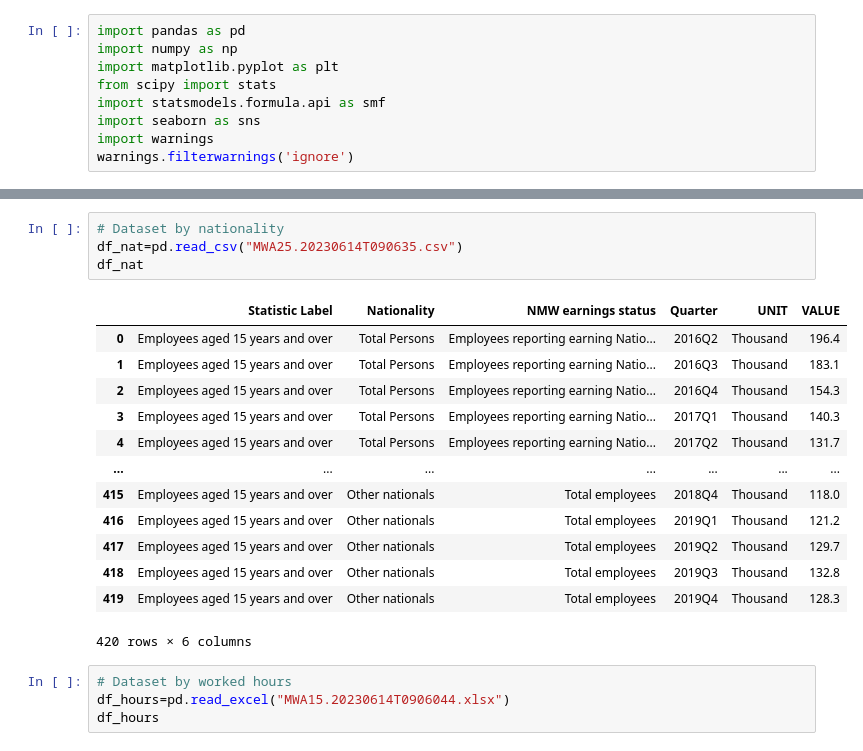
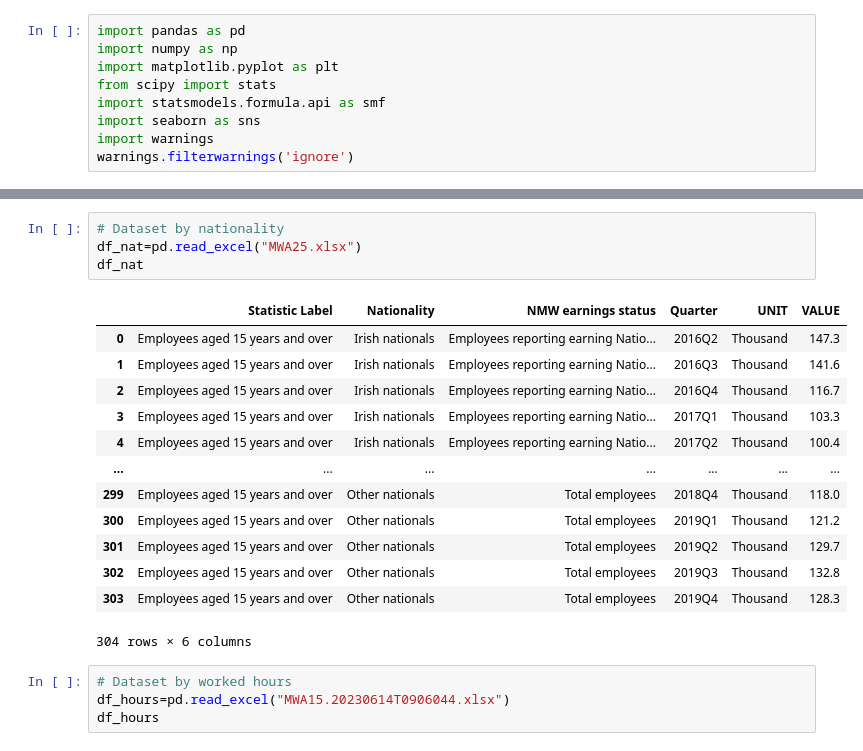
Before and after one commit to Usukhbayar95/Capstone_Project, a Jupyter notebook: Project.ipynb, the cells around one changed output, grey strips where cells are left out. Cells and saved outputs as stored; diff of their text form.

```diff
--- a/Project.ipynb
+++ b/Project.ipynb
@@ -29,22 +30,22 @@ df_edu
 576 rows × 6 columns
 # %%
 # Dataset by nationality
-df_nat=pd.read_csv("MWA25.20230614T090635.csv")
+df_nat=pd.read_excel("MWA25.xlsx")
 df_nat
 # %% [output]
 |  | Statistic Label | Nationality | NMW earnings status | Quarter | UNIT | VALUE |
-| 0 | Employees aged 15 years and over | Total Persons | Employees reporting earning Natio... | 2016Q2 | Thousand | 196.4 |
-| 1 | Employees aged 15 years and over | Total Persons | Employees reporting earning Natio... | 2016Q3 | Thousand | 183.1 |
-| 2 | Employees aged 15 years and over | Total Persons | Employees reporting earning Natio... | 2016Q4 | Thousand | 154.3 |
-| 3 | Employees aged 15 years and over | Total Persons | Employees reporting earning Natio... | 2017Q1 | Thousand | 140.3 |
-| 4 | Employees aged 15 years and over | Total Persons | Employees reporting earning Natio... | 2017Q2 | Thousand | 131.7 |
+| 0 | Employees aged 15 years and over | Irish nationals | Employees reporting earning Natio... | 2016Q2 | Thousand | 147.3 |
+| 1 | Employees aged 15 years and over | Irish nationals | Employees reporting earning Natio... | 2016Q3 | Thousand | 141.6 |
+| 2 | Employees aged 15 years and over | Irish nationals | Employees reporting earning Natio... | 2016Q4 | Thousand | 116.7 |
+| 3 | Employees aged 15 years and over | Irish nationals | Employees reporting earning Natio... | 2017Q1 | Thousand | 103.3 |
+| 4 | Employees aged 15 years and over | Irish nationals | Employees reporting earning Natio... | 2017Q2 | Thousand | 100.4 |
 | ... | ... | ... | ... | ... | ... | ... |
-| 415 | Employees aged 15 years and over | Other nationals | Total employees | 2018Q4 | Thousand | 118.0 |
-| 416 | Employees aged 15 years and over | Other nationals | Total employees | 2019Q1 | Thousand | 121.2 |
-| 417 | Employees aged 15 years and over | Other nationals | Total employees | 2019Q2 | Thousand | 129.7 |
-| 418 | Employees aged 15 years and over | Other nationals | Total employees | 2019Q3 | Thousand | 132.8 |
-| 419 | Employees aged 15 years and over | Other nationals | Total employees | 2019Q4 | Thousand | 128.3 |
+| 299 | Employees aged 15 years and over | Other nationals | Total employees | 2018Q4 | Thousand | 118.0 |
+| 300 | Employees aged 15 years and over | Other nationals | Total employees | 2019Q1 | Thousand | 121.2 |
+| 301 | Employees aged 15 years and over | Other nationals | Total employees | 2019Q2 | Thousand | 129.7 |
+| 302 | Employees aged 15 years and over | Other nationals | Total employees | 2019Q3 | Thousand | 132.8 |
+| 303 | Employees aged 15 years and over | Other nationals | Total employees | 2019Q4 | Thousand | 128.3 |
-420 rows × 6 columns
+304 rows × 6 columns
 # %%
 # Dataset by worked hours
 df_hours=pd.read_excel("MWA15.20230614T0906044.xlsx")
```
Also changed, not shown: parts of 33 cells of this notebook.
